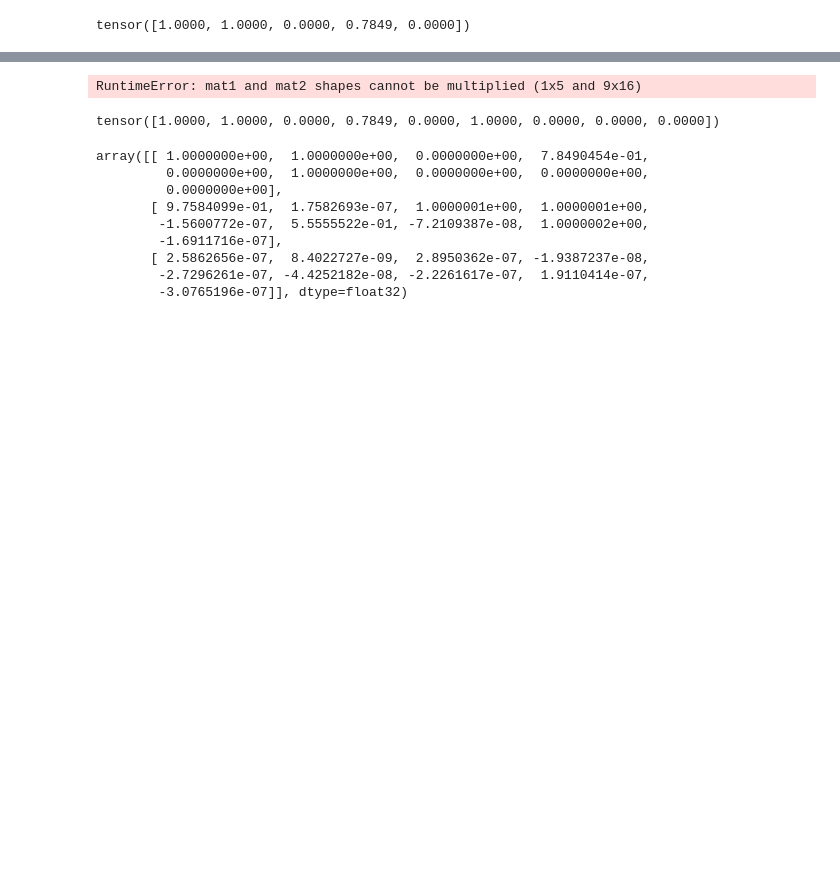
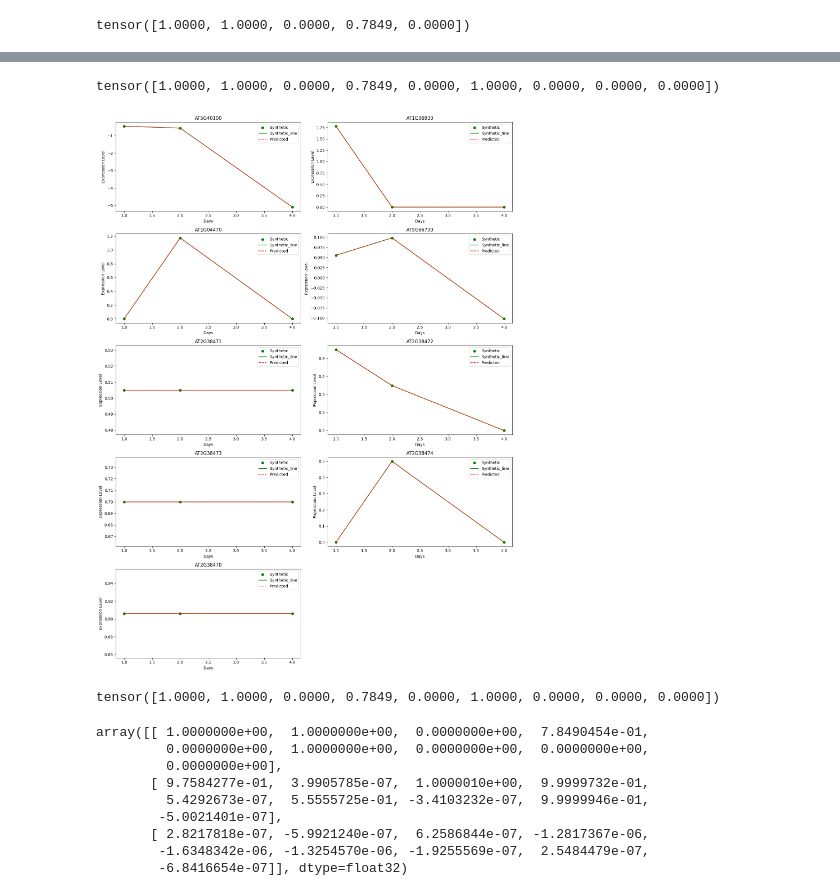
Before and after one commit to prabal5ghosh/research-project-on-physics-informed-machine-learning-on-transcriptomics-data, a Jupyter notebook: pinn_neural_ode_1.ipynb, the cells around one changed output, grey strips where cells are left out. Drawn from its saved outputs; the diff is of its cells as text; code cells hidden in the pictures; blank space fills up the shorter version.

```diff
--- a/pinn_neural_ode_1.ipynb
+++ b/pinn_neural_ode_1.ipynb
@@ -454,24 +454,24 @@ initial_conditions[:5]
 # %% [output]
 tensor([1.0000, 1.0000, 0.0000, 0.7849, 0.0000])
 # %%
-# Predict using the model
-with torch.no_grad():
-    preds_synthetic = model(time_points, initial_conditions[:5]).numpy().T
+# # Predict using the model
+# with torch.no_grad():
+#     preds_synthetic = model(time_points, initial_conditions[:5]).numpy().T
 
-# Inverse normalization for synthetic data
-synthetic_data_original = synthetic_data.T * (gene_max - gene_min) + gene_min
-preds_synthetic_original = preds_synthetic * (gene_max - gene_min) + gene_min
+# # Inverse normalization for synthetic data
+# synthetic_data_original = synthetic_data.T * (gene_max - gene_min) + gene_min
+# preds_synthetic_original = preds_synthetic * (gene_max - gene_min) + gene_min
 
-# Plotting synthetic data and predictions
-plt.figure(figsize=(15, 20))
-for i, gene_id in enumerate(gene_ids):
-    plt.subplot(5, 2, i+1)
-    plt.scatter(time_points_np, synthetic_data_original[i], c='g', label='Synthetic')
-    plt.plot(time_points_np, synthetic_data_original[i], c='g', label='Synthetic_line')
-    plt.plot(time_points_np, preds_synthetic_original[i], 'r--', label='Predicted')
-    plt.title(gene_id)
-    plt.xlabel('Days')
-    plt.ylabel('Expression Level')
-    plt.legend()
-plt.tight_layout()
-plt.show()
+# # Plotting synthetic data and predictions
+# plt.figure(figsize=(15, 20))
+# for i, gene_id in enumerate(gene_ids):
+#     plt.subplot(5, 2, i+1)
+#     plt.scatter(time_points_np, synthetic_data_original[i], c='g', label='Synthetic')
+#     plt.plot(time_points_np, synthetic_data_original[i], c='g', label='Synthetic_line')
+#     plt.plot(time_points_np, preds_synthetic_original[i], 'r--', label='Predicted')
+#     plt.title(gene_id)
+#     plt.xlabel('Days')
+#     plt.ylabel('Expression Level')
+#     plt.legend()
+# plt.tight_layout()
+# plt.show()
@@ -640,41 +638,47 @@ dAT2G38474/dt = -0.1620·AT5G40100 + 0.0931·AT1G06930 + -0.0431·AT1G04470 + 0.
 
 AT2G38470: Constant expression (no ODE)
+# %%
+initial_conditions
+# %% [output]
+tensor([1.0000, 1.0000, 0.0000, 0.7849, 0.0000, 1.0000, 0.0000, 0.0000, 0.0000])
 # %%
 # Generate synthetic data using the learned ODEs
 def generate_synthetic_data(odefunc, initial_conditions, time_points):
     with torch.no_grad():
-        synthetic_data = odeint(odefunc, initial_conditions, time_points, method='dopri5')
+        synthetic_data = odeint(odefunc, initial_conditions, time_points, method='dopri5') # This line was changed to use odeint
     return synthetic_data.numpy()
 
 # Initial conditions for synthetic data generation
 initial_conditions = torch.tensor(normalized_data[:, 0], dtype=torch.float32)
 
 # Generate synthetic data
-synthetic_data = generate_synthetic_data(odefunc, initial_conditions[:5], time_points)
+synthetic_data = generate_synthetic_data(odefunc, initial_conditions, time_points) # This line was changed to call generate_synthetic_data with the correct arguments
+
+# ... (rest of the code)
 
 # Predict using the model
 with torch.no_grad():
     preds_synthetic = model(time_points, initial_conditions).numpy().T
 
 # Inverse normalization for synthetic data
 synthetic_data_original = synthetic_data.T * (gene_max - gene_min) + gene_min
 preds_synthetic_original = preds_synthetic * (gene_max - gene_min) + gene_min
 
 # Plotting synthetic data and predictions
 plt.figure(figsize=(15, 20))
 for i, gene_id in enumerate(gene_ids):
     plt.subplot(5, 2, i+1)
     plt.scatter(time_points_np, synthetic_data_original[i], c='g', label='Synthetic')
     plt.plot(time_points_np, synthetic_data_original[i], c='g', label='Synthetic_line')
     plt.plot(time_points_np, preds_synthetic_original[i], 'r--', label='Predicted')
     plt.title(gene_id)
     plt.xlabel('Days')
     plt.ylabel('Expression Level')
     plt.legend()
 plt.tight_layout()
 plt.show()
 # %% [output]
-RuntimeError: mat1 and mat2 shapes cannot be multiplied (1x5 and 9x16)
+[figure, added]
 # %%
 initial_conditions
 # %% [output]
@@ -685,9 +689,9 @@ synthetic_data
 array([[ 1.0000000e+00,  1.0000000e+00,  0.0000000e+00,  7.8490454e-01,
          0.0000000e+00,  1.0000000e+00,  0.0000000e+00,  0.0000000e+00,
          0.0000000e+00],
-       [ 9.7584099e-01,  1.7582693e-07,  1.0000001e+00,  1.0000001e+00,
-        -1.5600772e-07,  5.5555522e-01, -7.2109387e-08,  1.0000002e+00,
-        -1.6911716e-07],
-       [ 2.5862656e-07,  8.4022727e-09,  2.8950362e-07, -1.9387237e-08,
-        -2.7296261e-07, -4.4252182e-08, -2.2261617e-07,  1.9110414e-07,
-        -3.0765196e-07]], dtype=float32)
+       [ 9.7584277e-01,  3.9905785e-07,  1.0000010e+00,  9.9999732e-01,
+         5.4292673e-07,  5.5555725e-01, -3.4103232e-07,  9.9999946e-01,
+        -5.0021401e-07],
+       [ 2.8217818e-07, -5.9921240e-07,  6.2586844e-07, -1.2817367e-06,
+        -1.6348342e-06, -1.3254570e-06, -1.9255569e-07,  2.5484479e-07,
+        -6.8416654e-07]], dtype=float32)
```
Also changed, not shown: parts of 7 cells of this notebook.
